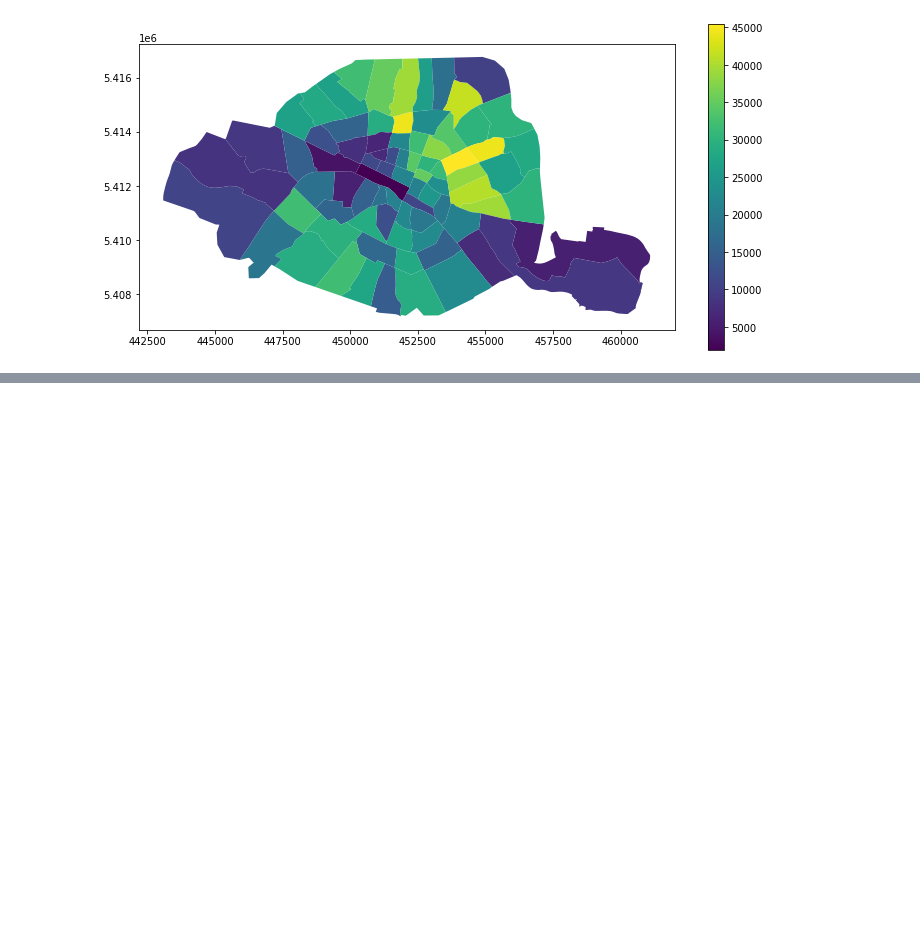
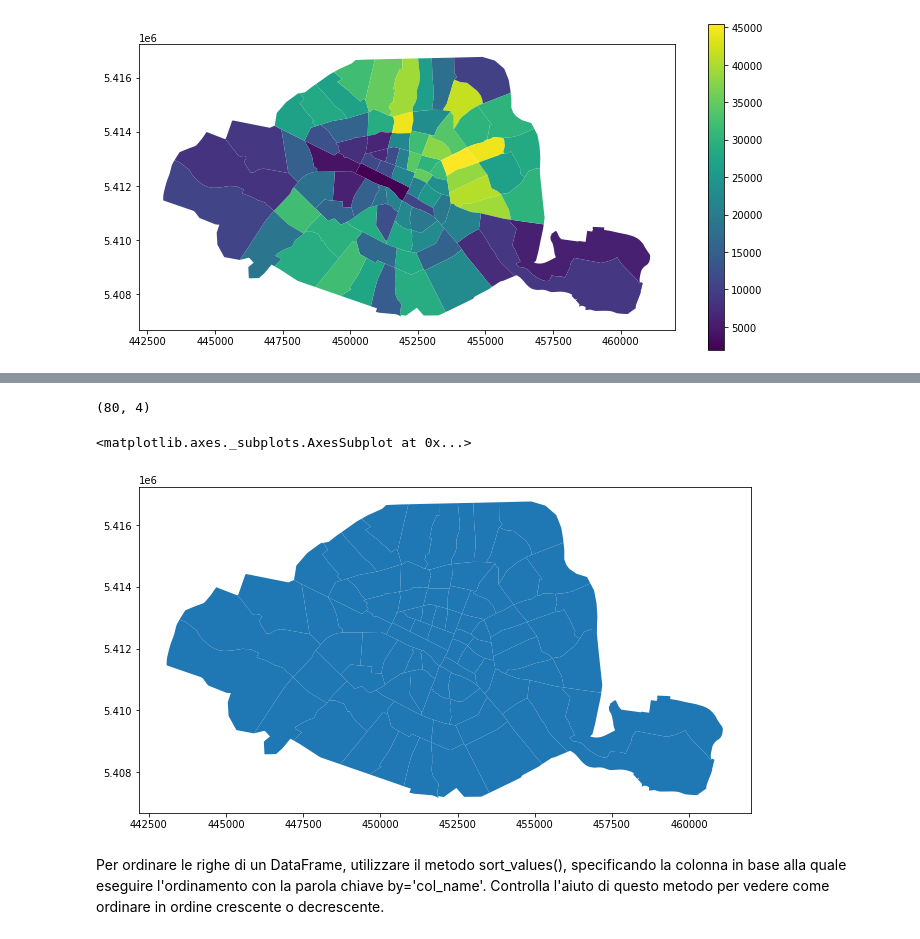
Before and after one commit to GeremiccaAndrea/GeoPandas, a Jupyter notebook: GeoPandas.ipynb, the cells around one changed output, grey strips where cells are left out. Saved outputs shown, nothing was run; the diff lists cells and outputs as text; code cells hidden in the pictures; blank space fills up the shorter version.

```diff
--- a/GeoPandas.ipynb
+++ b/GeoPandas.ipynb
@@ -260,0 +373,2 @@ geopandas.geodataframe.GeoDataFrame
+# %%
+districts = geopandas.read_file("https://raw.githubusercontent.com/jorisvandenbossche/geopandas-tutorial/main/data/paris_districts_utm.geojson")
@@ -260,0 +384,12 @@ geopandas.geodataframe.GeoDataFrame
+# %%
+districts.shape
+# %% [output]
+(80, 4)
+# %%
+districts.plot(figsize=(12, 6))
+# %% [output]
+<matplotlib.axes._subplots.AxesSubplot at 0x...>
+[figure, added]
+# %% [markdown]
+
+Per ordinare le righe di un DataFrame, utilizzare il metodo sort_values(), specificando la colonna in base alla quale eseguire l'ordinamento con la parola chiave by='col_name'. Controlla l'aiuto di questo metodo per vedere come ordinare in ordine crescente o decrescente.
```
Also changed, not shown: parts of 35 cells of this notebook.
